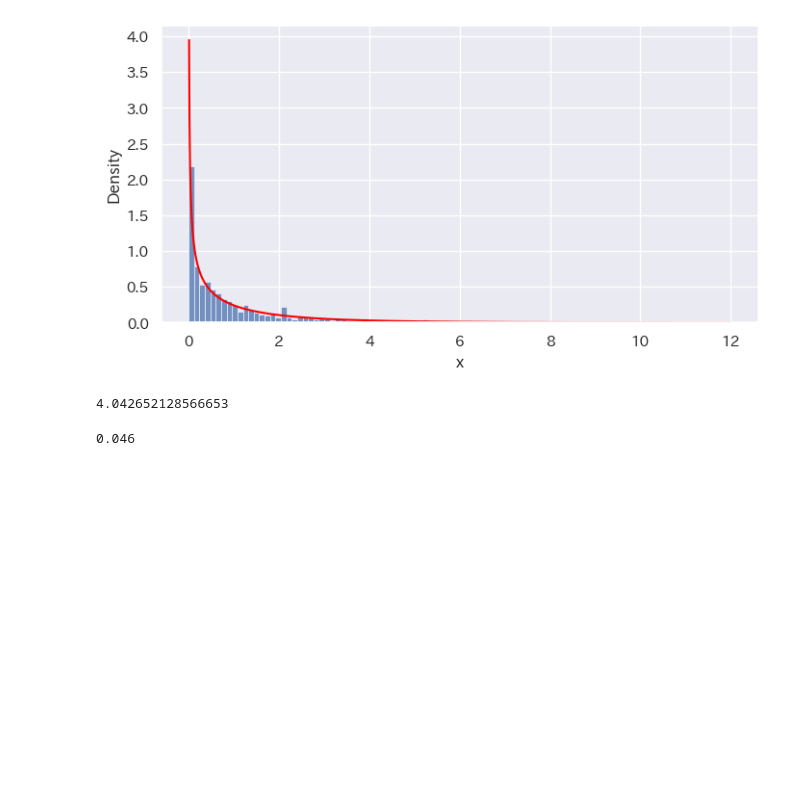
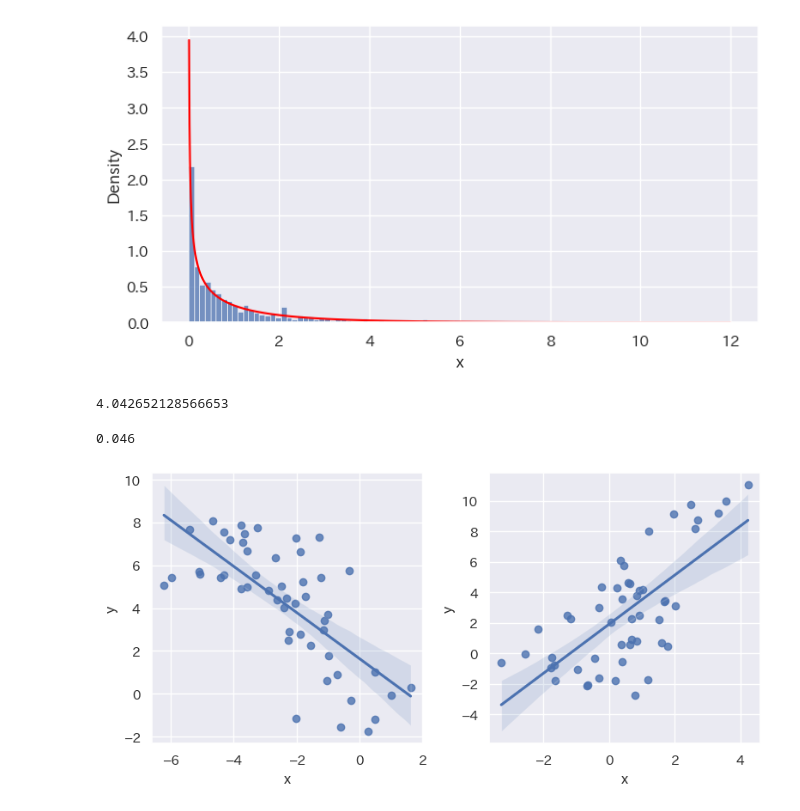
Before and after one commit to maton369/Python_Time_Series_Intro, a Jupyter notebook: 2-6-時系列データのシミュレーションと見せかけの回帰.ipynb, the cells around one changed output. Cells and saved outputs as stored; diff of their text form; code cells hidden in the pictures; blank space fills up the shorter version.

Commit message:
feat: ランダムウォーク系列の回帰分析

```diff
--- a/2-6-時系列データのシミュレーションと見せかけの回帰.ipynb
+++ b/2-6-時系列データのシミュレーションと見せかけの回帰.ipynb
@@ -274,3 +274,35 @@ stats.f.ppf(q=0.95, dfn=1, dfd=48)
 sum(f_ratio_array > stats.f.ppf(q=0.95, dfn=1, dfd=48)) / n_sim
 # %% [output]
 0.046
+# %%
+# -------------------------------------------------------
+# 🎲 ランダムウォーク系列のシミュレーションと回帰の可視化
+# -------------------------------------------------------
+
+# 乱数の種を固定（再現性のため）
+np.random.seed(1)
+
+# 2つのグラフ（並列表示）を作成
+fig, ax = plt.subplots(figsize=(8, 4), ncols=2, tight_layout=True)
+
+# ランダムウォーク系列を2つ生成し、それぞれの関係をプロット
+for i in range(0, 2):
+    # ランダムウォーク系列の作成
+    # np.cumsum(): 累積和を取ることで、ランダムウォーク（非定常系列）を生成
+    x_rw = np.cumsum(stats.norm.rvs(loc=0, scale=1, size=50))
+    y_rw = np.cumsum(stats.norm.rvs(loc=0, scale=1, size=50))
+
+    # データフレームに格納
+    data_sim = pd.DataFrame({"x": x_rw, "y": y_rw})
+
+    # 散布図と回帰直線を描画
+    sns.regplot(x="x", y="y", data=data_sim, ax=ax[i])
+
+# ✅ 解説：
+# ・このコードでは、**ランダムウォーク（非定常系列）** 同士の関係を描いている。
+# ・x, y ともに独立したランダムウォークだが、
+#   一見すると正の相関があるように見える（これを「見せかけの相関（spurious correlation）」という）。
+# ・非定常系列同士をそのまま回帰すると、誤った有意な関係が観測されることがある。
+#   → そのため、時系列分析では「定常性の確認」が非常に重要である。
+# %% [output]
+[figure, added]
```
Also changed, not shown: parts of 3 cells of this notebook.
